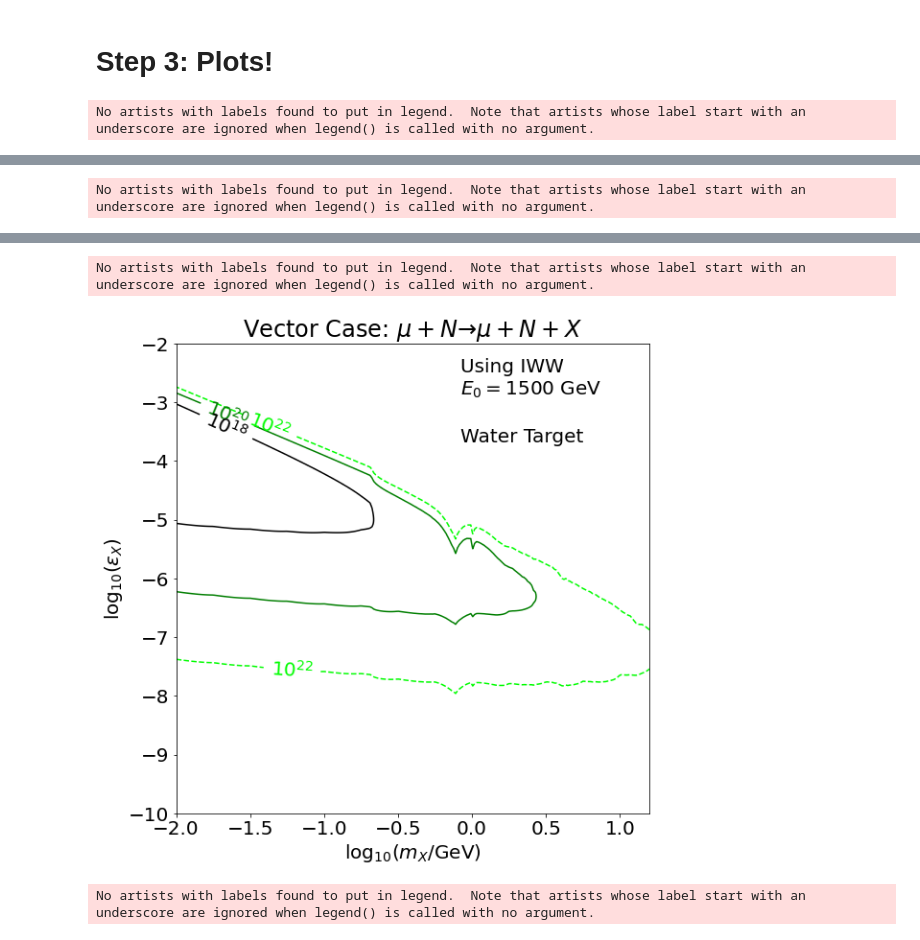
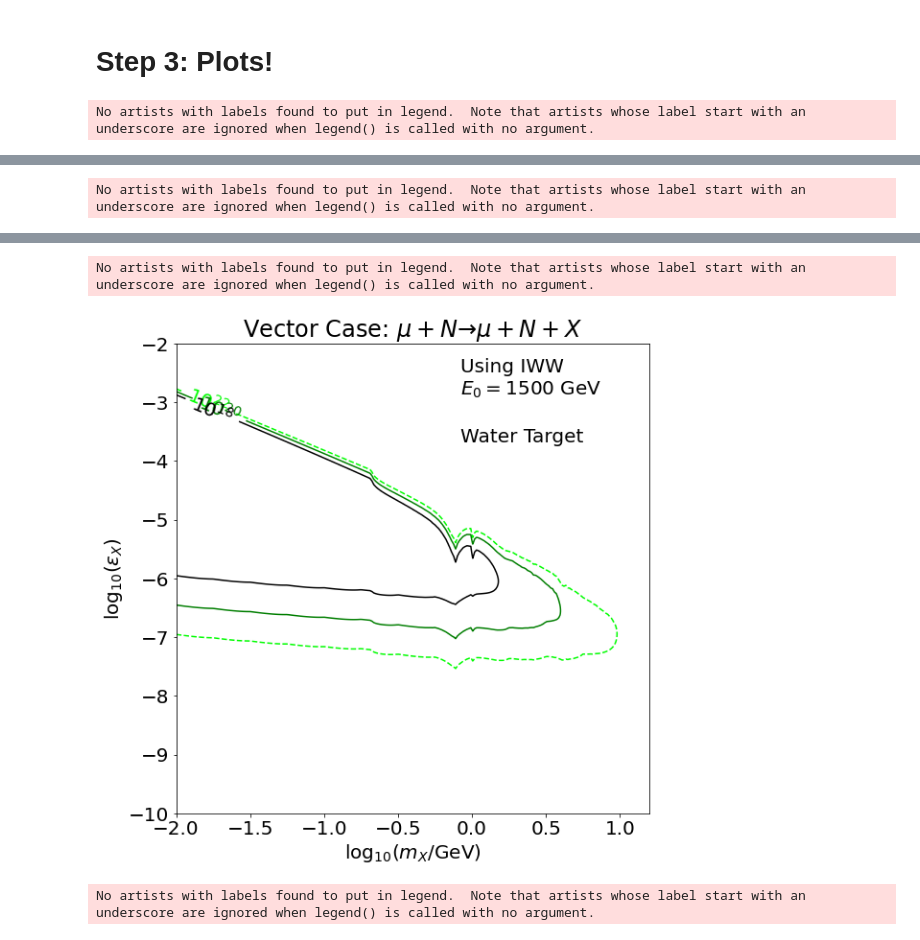
Before and after one commit to rikab/MuonBeamDump, a Jupyter notebook: muon_beam_dump.ipynb, the cells around one changed output, grey strips where cells are left out. Drawn from its saved outputs; the diff is of its cells as text; code cells hidden in the pictures.

```diff
--- a/muon_beam_dump.ipynb
+++ b/muon_beam_dump.ipynb
@@ -121,7 +121,7 @@ def load_events_dict(config):
 
 
 # Function to plot a single contour
-def plot_contour(case, c, evs, weight = np.log(5), color = "", color_weight = 1, label = ""):
+def plot_contour(case, c, evs, weight = np.log10(5), color = "", color_weight = 1, label = ""):
 
 
     white_events = np.log10(evs[case])
@@ -176,3 +176,3 @@ No artists with labels found to put in legend.  Note that artists whose label st
 No artists with labels found to put in legend.  Note that artists whose label start with an underscore are ignored when legend() is called with no argument.
-[figure, old version]
+[figure, new version]
 No artists with labels found to put in legend.  Note that artists whose label start with an underscore are ignored when legend() is called with no argument.
```
Also changed, not shown: parts of 1 cell of this notebook.
